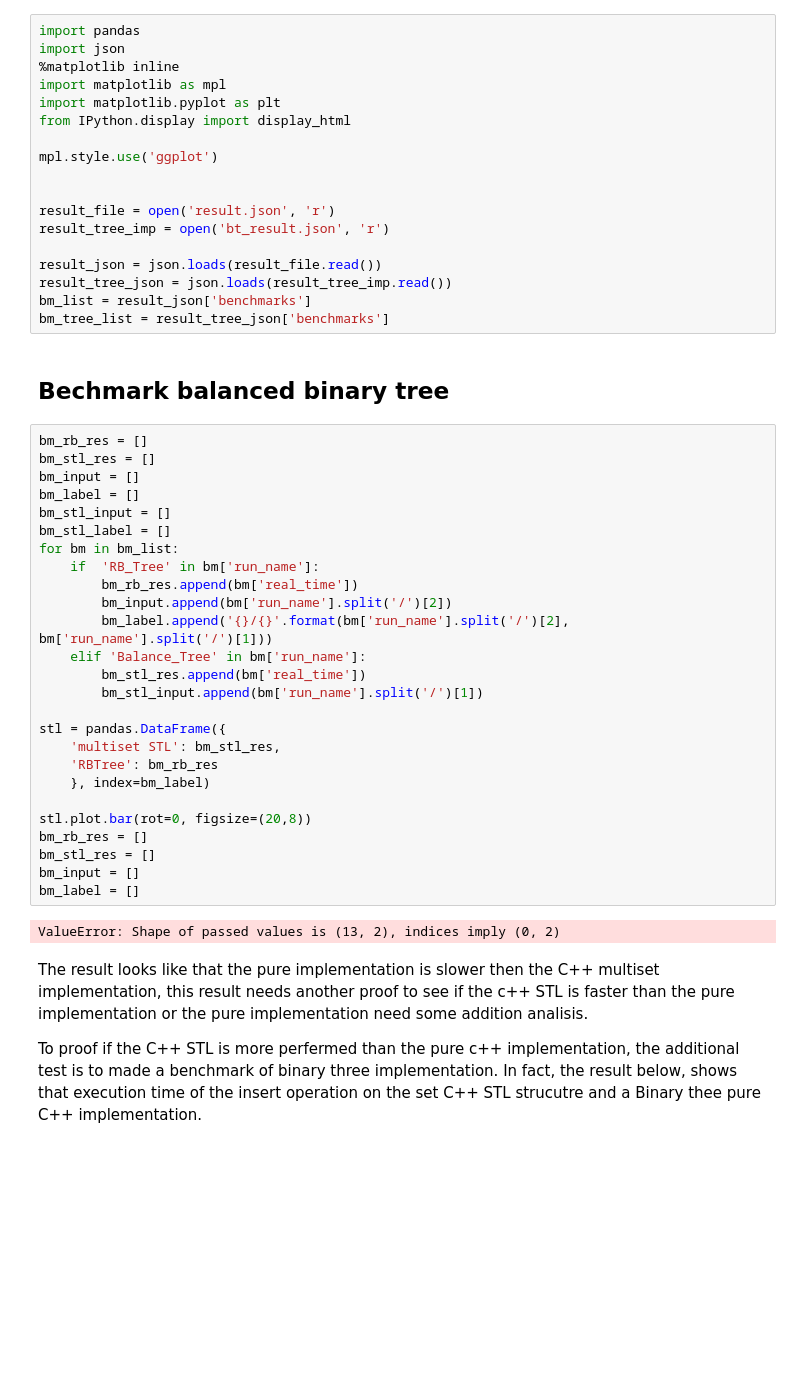
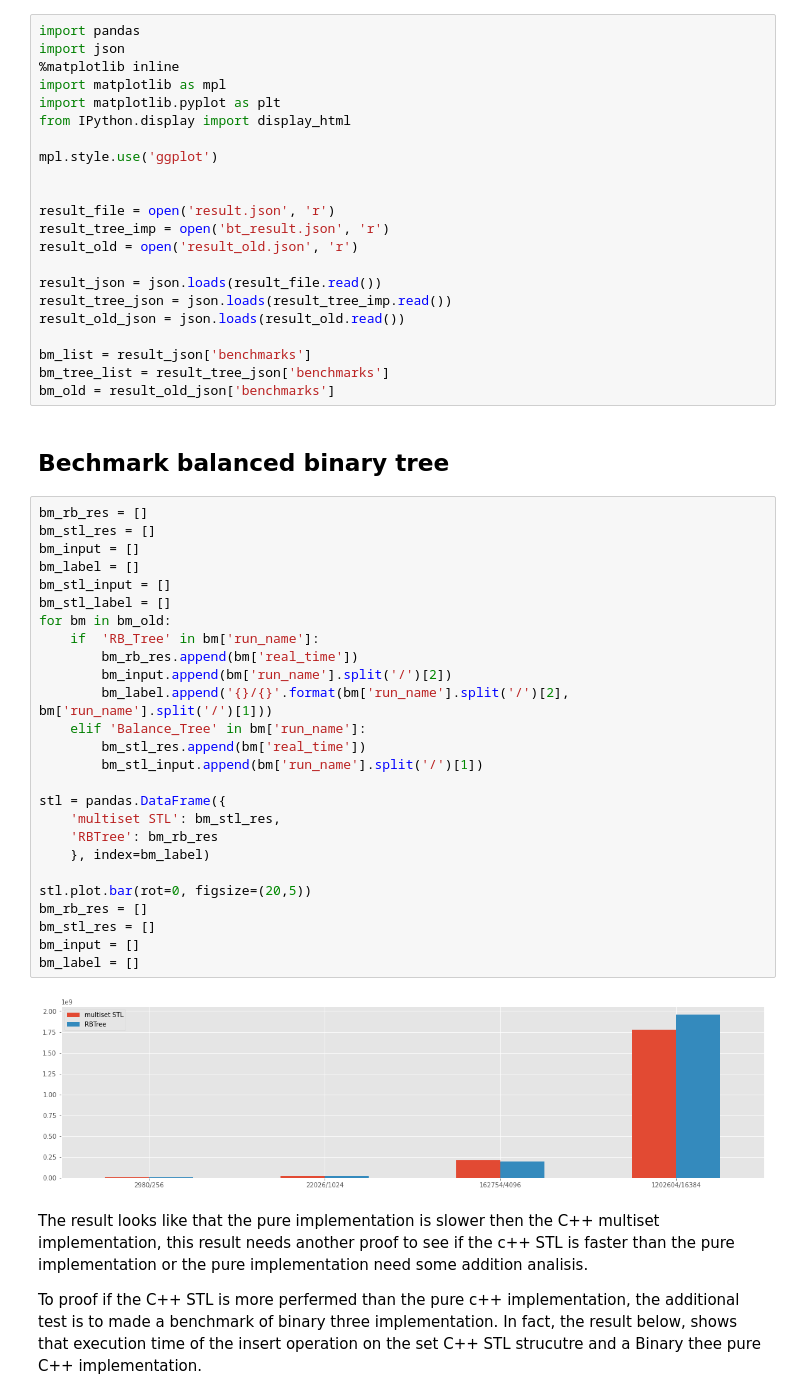
Before and after one commit to vincenzopalazzo/Competitive-Programming-and-Contests-VP-Solution, a Jupyter notebook: SlidingWindowMaximum/benchmark/bm_result.ipynb, the cells around one changed output. Drawn from its saved outputs; the diff is of its cells as text; blank space fills up the shorter version.

```diff
--- a/SlidingWindowMaximum/benchmark/bm_result.ipynb
+++ b/SlidingWindowMaximum/benchmark/bm_result.ipynb
@@ -125,41 +127,45 @@ mpl.style.use('ggplot')
 
 result_file = open('result.json', 'r')
 result_tree_imp = open('bt_result.json', 'r')
+result_old = open('result_old.json', 'r')
 
 result_json = json.loads(result_file.read())
 result_tree_json = json.loads(result_tree_imp.read())
+result_old_json = json.loads(result_old.read())
+
 bm_list = result_json['benchmarks']
 bm_tree_list = result_tree_json['benchmarks']
+bm_old = result_old_json['benchmarks']
 # %% [markdown]
 ## Bechmark balanced binary tree
 # %%
 bm_rb_res = []
 bm_stl_res = []
 bm_input = []
 bm_label = []
 bm_stl_input = []
 bm_stl_label = []
-for bm in bm_list:
+for bm in bm_old:
     if  'RB_Tree' in bm['run_name']:
         bm_rb_res.append(bm['real_time'])
         bm_input.append(bm['run_name'].split('/')[2])
         bm_label.append('{}/{}'.format(bm['run_name'].split('/')[2], bm['run_name'].split('/')[1]))
     elif 'Balance_Tree' in bm['run_name']:
         bm_stl_res.append(bm['real_time'])
         bm_stl_input.append(bm['run_name'].split('/')[1])
 
 stl = pandas.DataFrame({
     'multiset STL': bm_stl_res,
     'RBTree': bm_rb_res
     }, index=bm_label)
 
-stl.plot.bar(rot=0, figsize=(20,8))
+stl.plot.bar(rot=0, figsize=(20,5))
 bm_rb_res = []
 bm_stl_res = []
 bm_input = []
 bm_label = []
 # %% [output]
-ValueError: Shape of passed values is (13, 2), indices imply (0, 2)
+[figure, added]
 # %% [markdown]
 The result looks like that the pure implementation is slower then the C++ multiset implementation, this result needs another proof to see if the c++ STL is faster than the pure implementation or the pure implementation need some addition analisis.
 
```
Also changed, not shown: parts of 1 cell of this notebook, 5 other files.
